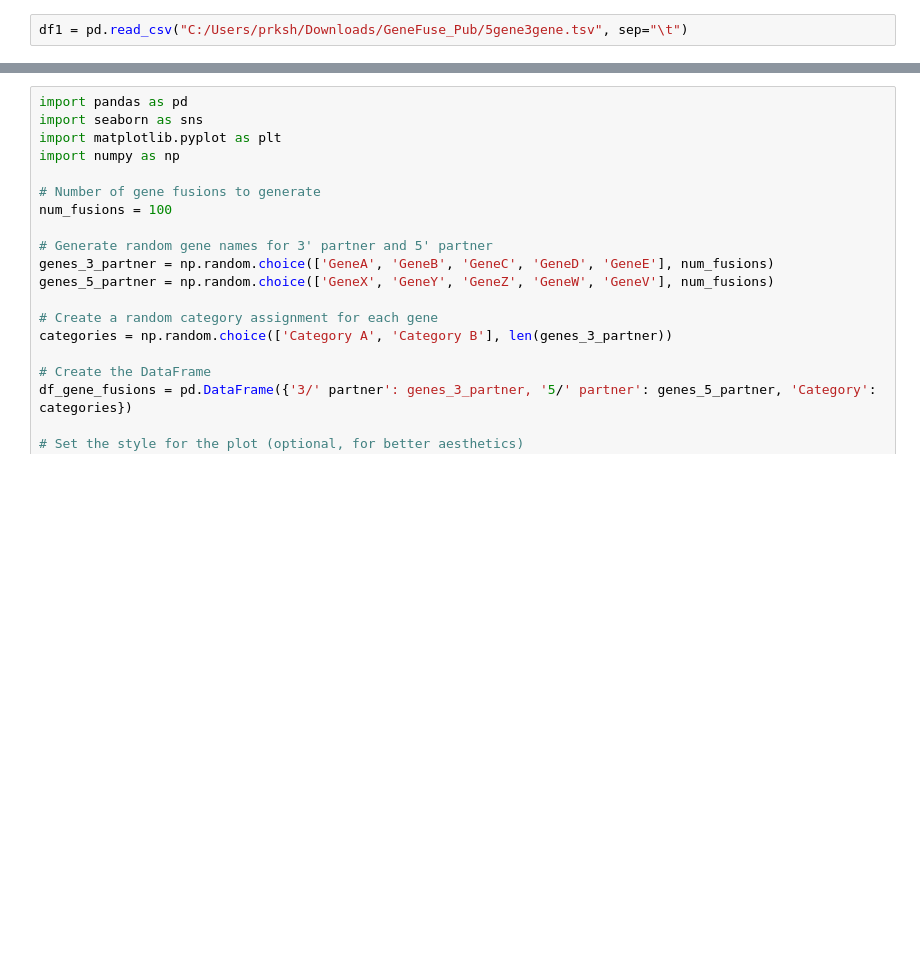
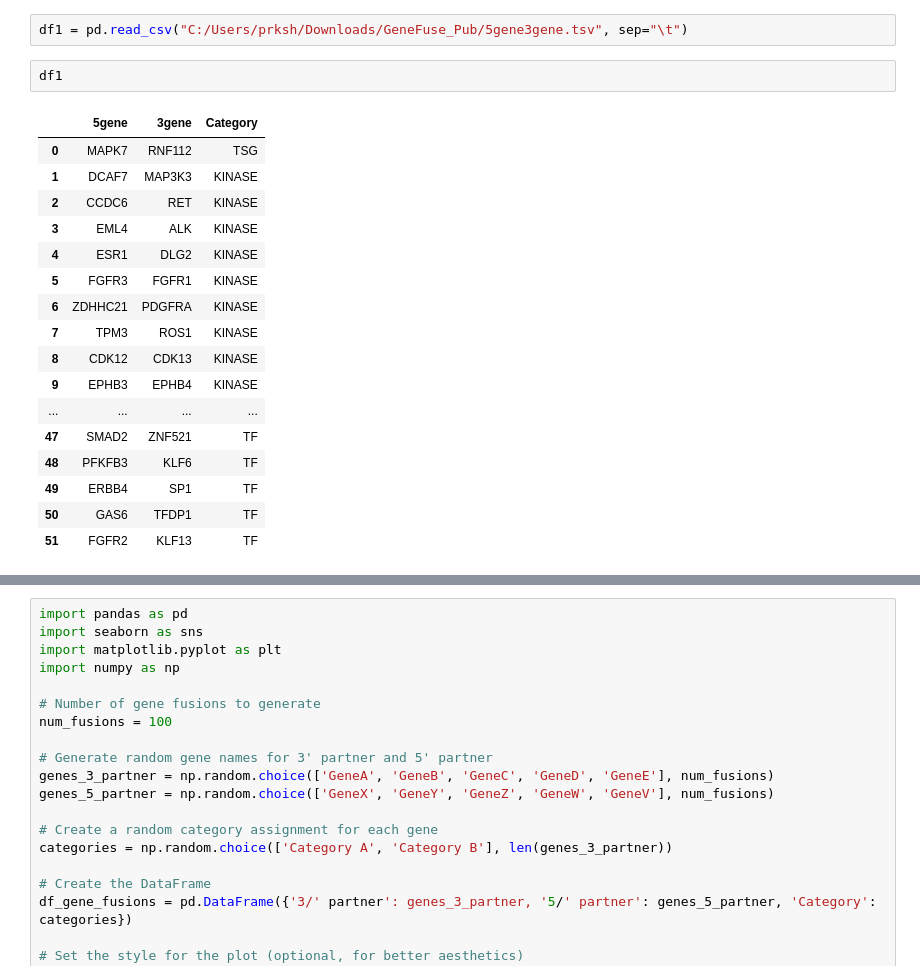
Before and after one commit to atomikkus/dsml-nov22-beginner-morning-tue, a Jupyter notebook: python_libs/numpy/IMDB-assignments.ipynb, the cells around one changed output, grey strips where cells are left out. Cells and saved outputs as stored; diff of their text form; blank space fills up the shorter version.

```diff
--- a/python_libs/numpy/IMDB-assignments.ipynb
+++ b/python_libs/numpy/IMDB-assignments.ipynb
@@ -281,6 +281,26 @@ plt.show()
 [figure]
 # %%
 df1 = pd.read_csv("C:/Users/prksh/Downloads/GeneFuse_Pub/5gene3gene.tsv", sep="\t")
+# %%
+df1
+# %% [output]
+|  | 5gene | 3gene | Category |
+| 0 | MAPK7 | RNF112 | TSG |
+| 1 | DCAF7 | MAP3K3 | KINASE |
+| 2 | CCDC6 | RET | KINASE |
+| 3 | EML4 | ALK | KINASE |
+| 4 | ESR1 | DLG2 | KINASE |
+| 5 | FGFR3 | FGFR1 | KINASE |
+| 6 | ZDHHC21 | PDGFRA | KINASE |
+| 7 | TPM3 | ROS1 | KINASE |
+| 8 | CDK12 | CDK13 | KINASE |
+| 9 | EPHB3 | EPHB4 | KINASE |
+| ... | ... | ... | ... |
+| 47 | SMAD2 | ZNF521 | TF |
+| 48 | PFKFB3 | KLF6 | TF |
+| 49 | ERBB4 | SP1 | TF |
+| 50 | GAS6 | TFDP1 | TF |
+| 51 | FGFR2 | KLF13 | TF |
 # %%
 import pandas as pd
 import seaborn as sns
```
Also changed, not shown: parts of 8 cells of this notebook, 15 other files.
